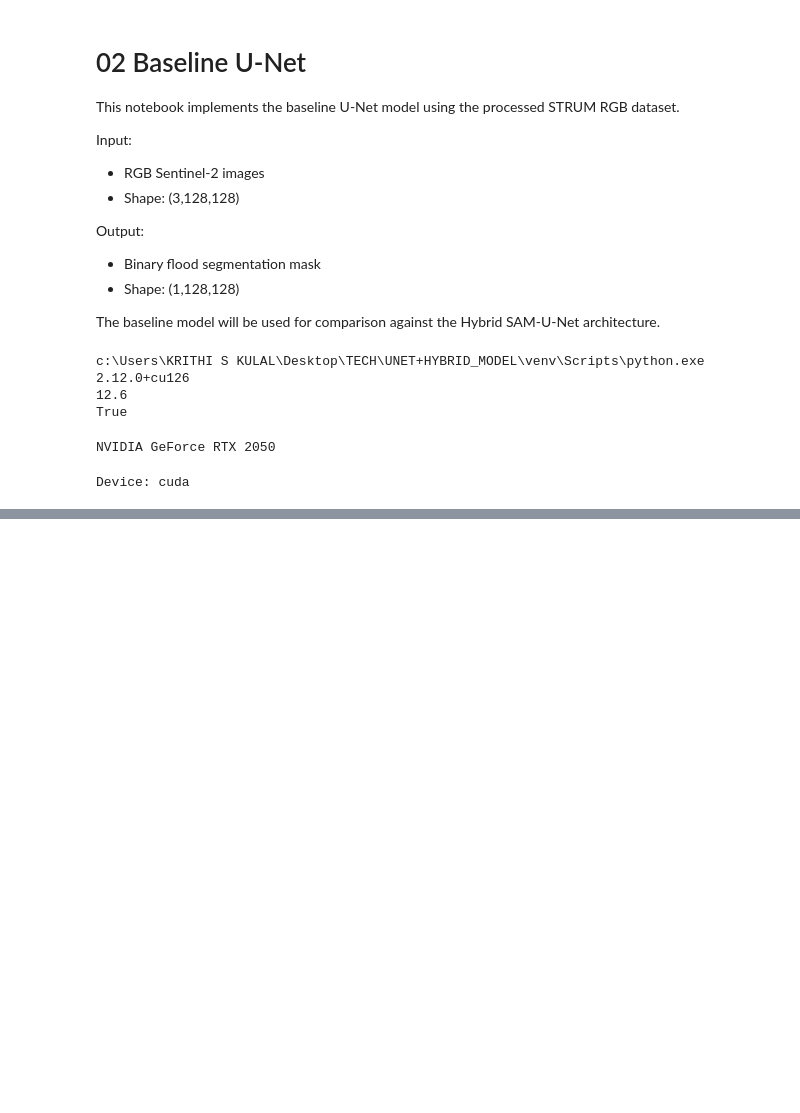
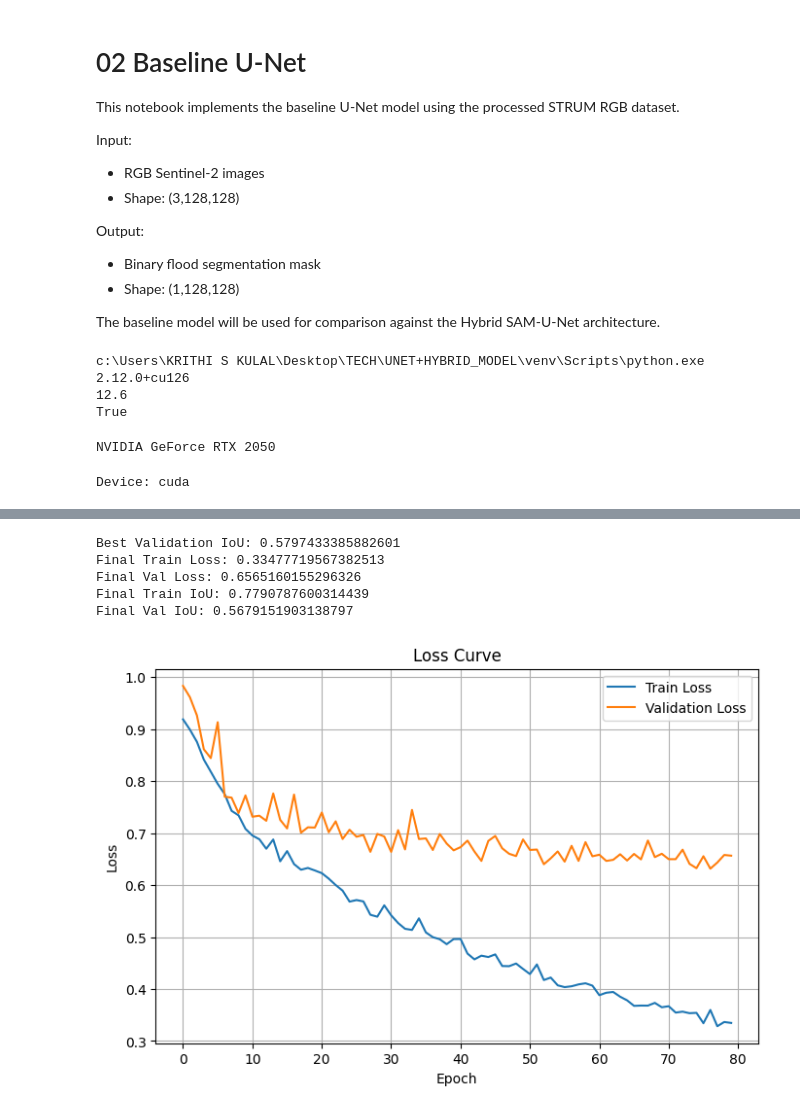
Before and after one commit to krixforge/FusionSAM-Flood-Mapping, a Jupyter notebook: notebooks/02_baseline_unet.ipynb, the cells around one changed output, grey strips where cells are left out. Saved outputs shown, nothing was run; the diff lists cells and outputs as text; code cells hidden in the pictures; blank space fills up the shorter version.

```diff
--- a/notebooks/02_baseline_unet.ipynb
+++ b/notebooks/02_baseline_unet.ipynb
@@ -510,0 +701,7 @@ print(total_params)
+# %%
+criterion = BCEDiceLoss()
+
+optimizer = optim.Adam(
+    model.parameters(),
+    lr=1e-4
+)
@@ -510,0 +827,12 @@ print(total_params)
+# %%
+train_losses = []
+val_losses = []
+
+train_ious = []
+val_ious = []
+
+best_val_iou = 0.0
+# %%
+CHECKPOINT_PATH = (
+    "../checkpoints/best_unet.pth"
+)
@@ -510,0 +900,42 @@ print(total_params)
+# %%
+print("Best Validation IoU:", best_val_iou)
+
+print("Final Train Loss:", train_losses[-1])
+
+print("Final Val Loss:", val_losses[-1])
+
+print("Final Train IoU:", train_ious[-1])
+
+print("Final Val IoU:", val_ious[-1])
+# %% [output]
+Best Validation IoU: 0.5797433385882601
+Final Train Loss: 0.33477719567382513
+Final Val Loss: 0.6565160155296326
+Final Train IoU: 0.7790787600314439
+Final Val IoU: 0.5679151903138797
+# %%
+plt.figure(figsize=(8,5))
+
+plt.plot(
+    train_losses,
+    label="Train Loss"
+)
+
+plt.plot(
+    val_losses,
+    label="Validation Loss"
+)
+
+plt.xlabel("Epoch")
+
+plt.ylabel("Loss")
+
+plt.title("Loss Curve")
+
+plt.legend()
+
+plt.grid()
+
+plt.show()
+# %% [output]
+[figure, added]
```
Also changed, not shown: parts of 50 cells of this notebook.
